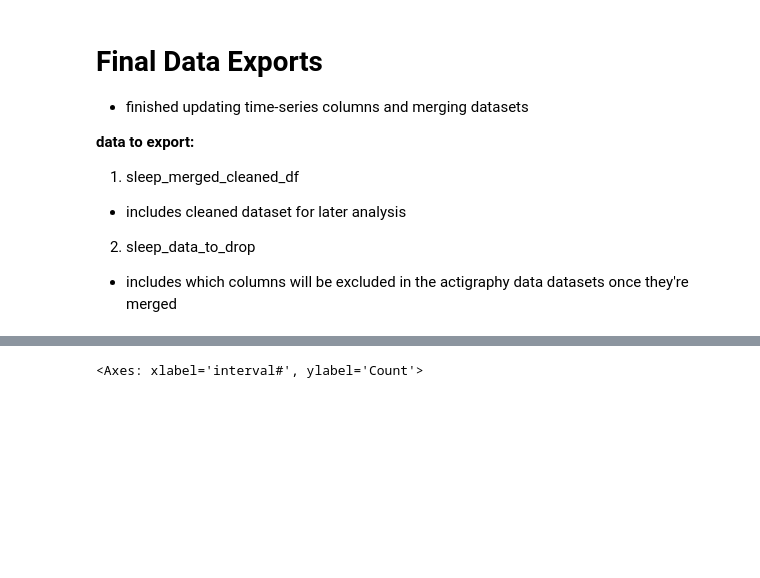
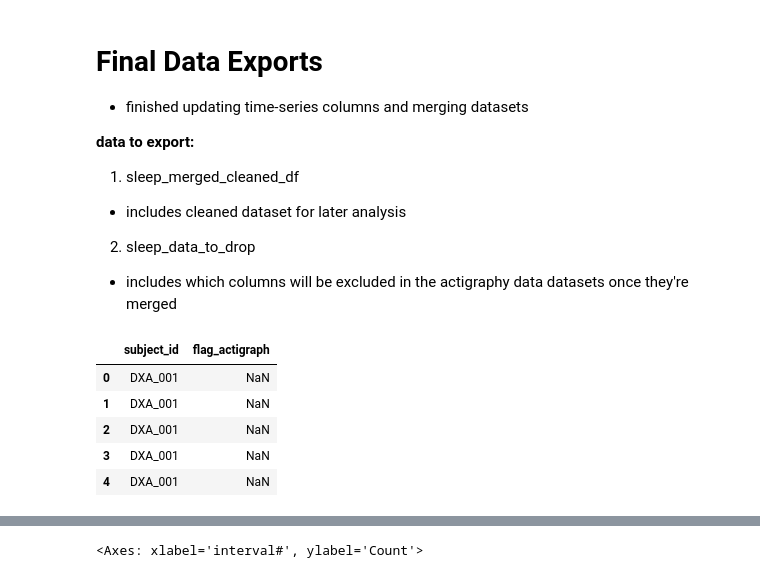
Before and after one commit to Tom-Gooding/Portfolio, a Jupyter notebook: Data_Projects/Rutgers Research/Rutgers_Sleep_Cannabis_Alcohol_study/RUscored_actigraphy_datasets_091026.ipynb, the cells around one changed output, grey strips where cells are left out. Drawn from its saved outputs; the diff is of its cells as text; code cells hidden in the pictures; blank space fills up the shorter version.

```diff
--- a/Data_Projects/Rutgers Research/Rutgers_Sleep_Cannabis_Alcohol_study/RUscored_actigraphy_datasets_062226.ipynb
+++ b/Data_Projects/Rutgers Research/Rutgers_Sleep_Cannabis_Alcohol_study/RUscored_actigraphy_datasets_091026.ipynb
@@ -328 +329,12 @@ sleep_data_to_drop_df.to_excel('sleep_data_to_drop_df.xlsx')
 ## filter out rows of data that don't include sleep data (will use for filtering actigraphy data later)
+# %%
+sleep_data_to_drop_df = sleep_merged_df[~sleep_merged_df['flag_actigraph'].str.contains('EXCLUDE', case=False, na=False)].copy().reset_index(drop=True)
+
+sleep_data_to_drop_df[['subject_id', 'flag_actigraph']].head()
+# %% [output]
+|  | subject_id | flag_actigraph |
+| 0 | DXA_001 | NaN |
+| 1 | DXA_001 | NaN |
+| 2 | DXA_001 | NaN |
+| 3 | DXA_001 | NaN |
+| 4 | DXA_001 | NaN |
```
Also changed, not shown: parts of 3 cells of this notebook, 8 other files.
